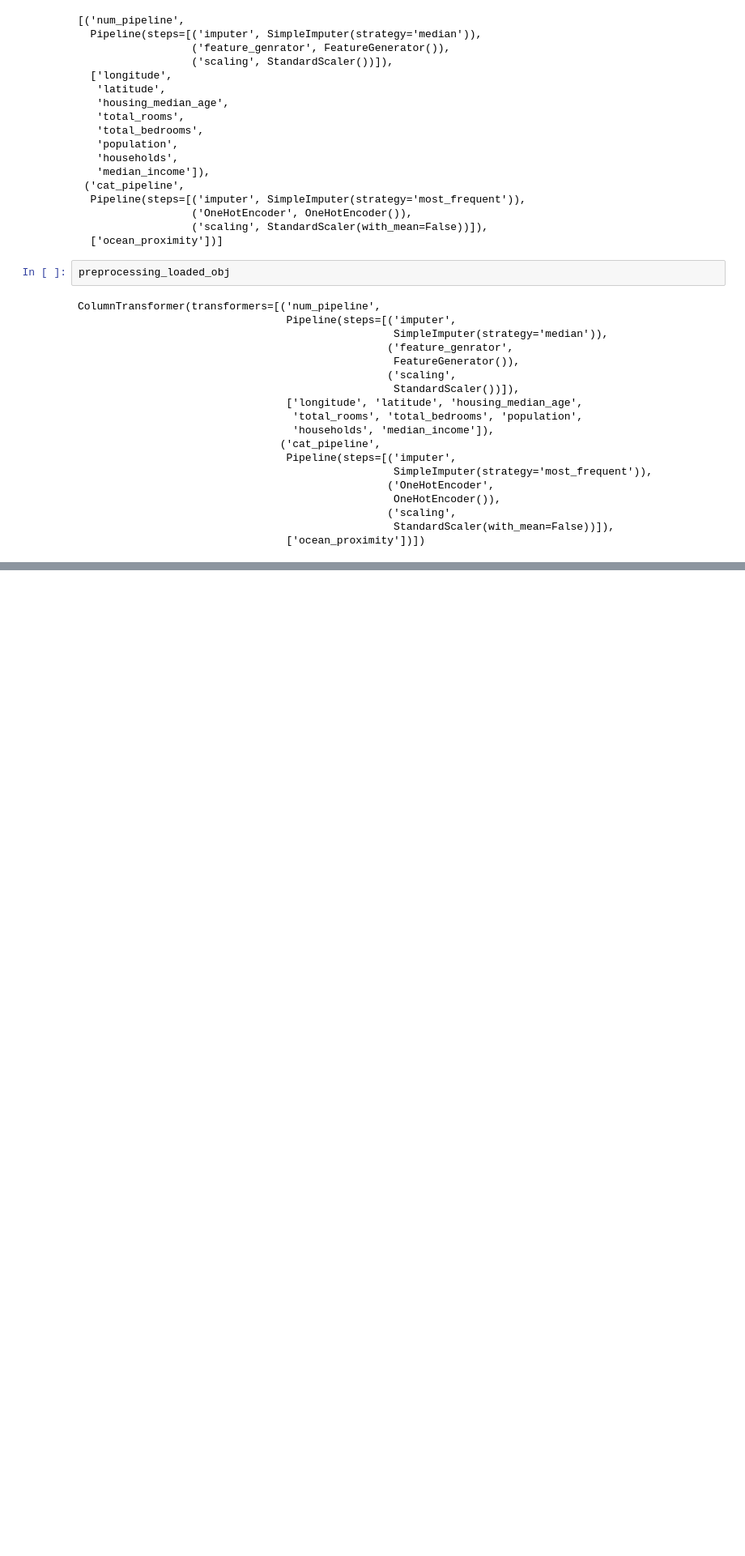
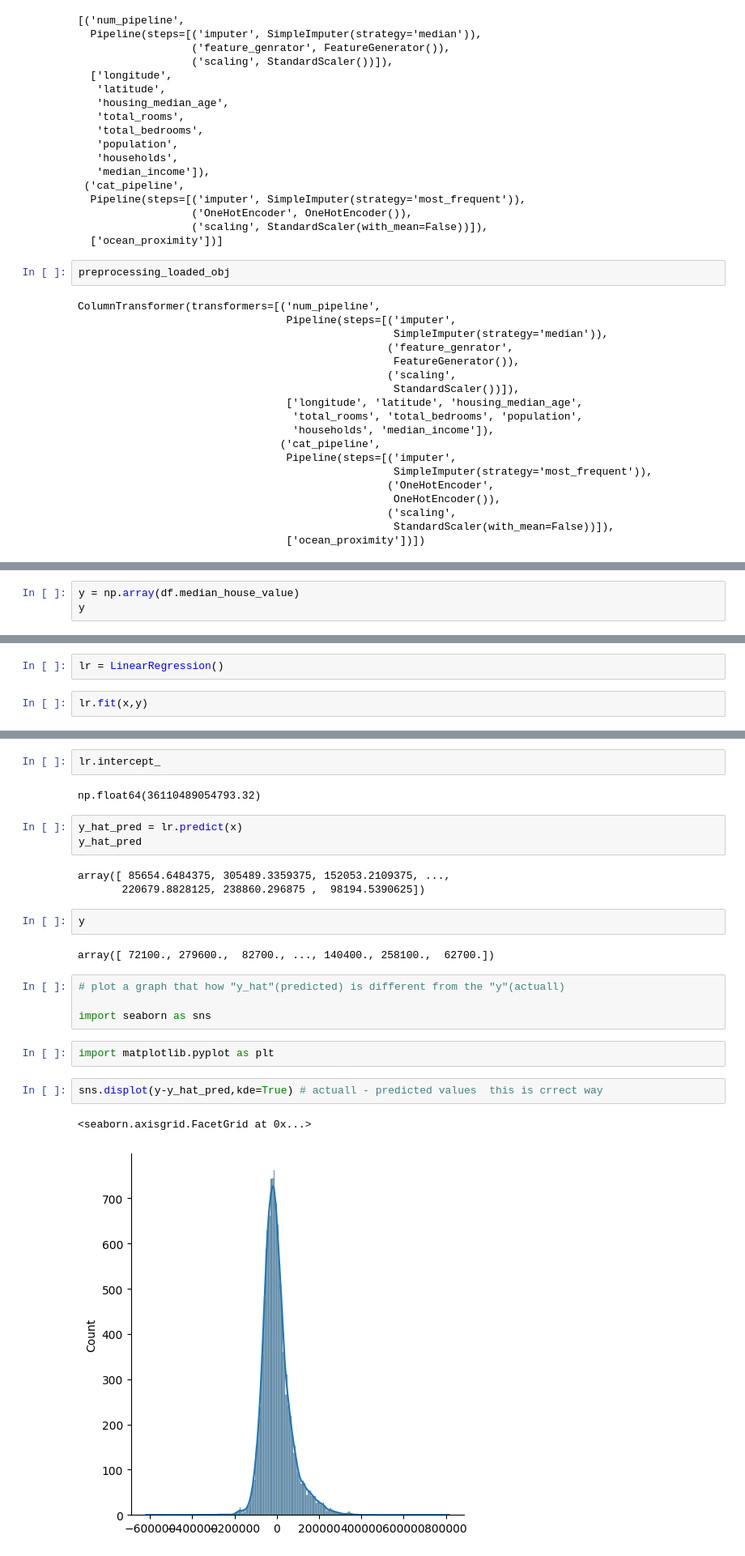
Before and after one commit to amargajula123/MLOps_California_House_Price_Prediction, a Jupyter notebook: notebook/EDA.ipynb, the cells around one changed output, grey strips where cells are left out. Shown at 81% size. Saved outputs shown, nothing was run; the diff lists cells and outputs as text; blank space fills up the shorter version.

```diff
--- a/notebook/EDA.ipynb
+++ b/notebook/EDA.ipynb
@@ -587,0 +639,3 @@ ColumnTransformer(transformers=[('num_pipeline',
+# %%
+y = np.array(df.median_house_value)
+y
@@ -587,0 +646,4 @@ ColumnTransformer(transformers=[('num_pipeline',
+# %%
+lr = LinearRegression()
+# %%
+lr.fit(x,y)
@@ -587,0 +663,25 @@ ColumnTransformer(transformers=[('num_pipeline',
+# %%
+lr.intercept_
+# %% [output]
+np.float64(36110489054793.32)
+# %%
+y_hat_pred = lr.predict(x)
+y_hat_pred
+# %% [output]
+array([ 85654.6484375, 305489.3359375, 152053.2109375, ...,
+       220679.8828125, 238860.296875 ,  98194.5390625])
+# %%
+y
+# %% [output]
+array([ 72100., 279600.,  82700., ..., 140400., 258100.,  62700.])
+# %%
+# plot a graph that how "y_hat"(predicted) is different from the "y"(actuall)
+
+import seaborn as sns
+# %%
+import matplotlib.pyplot as plt
+# %%
+sns.displot(y-y_hat_pred,kde=True) # actuall - predicted values  this is crrect way
+# %% [output]
+<seaborn.axisgrid.FacetGrid at 0x...>
+[figure, added]
```
Also changed, not shown: parts of 33 cells of this notebook, 6 other files.
